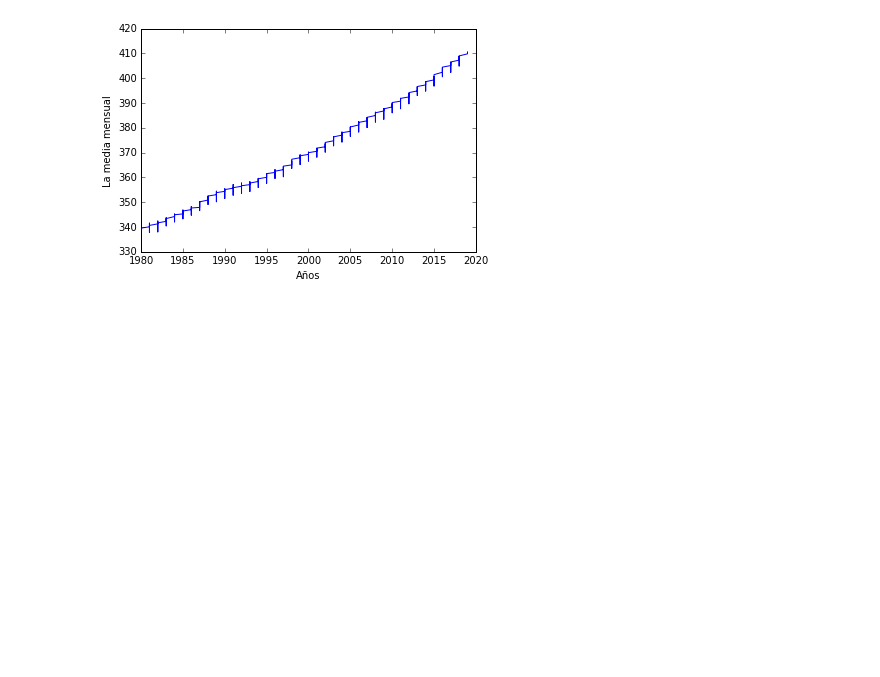
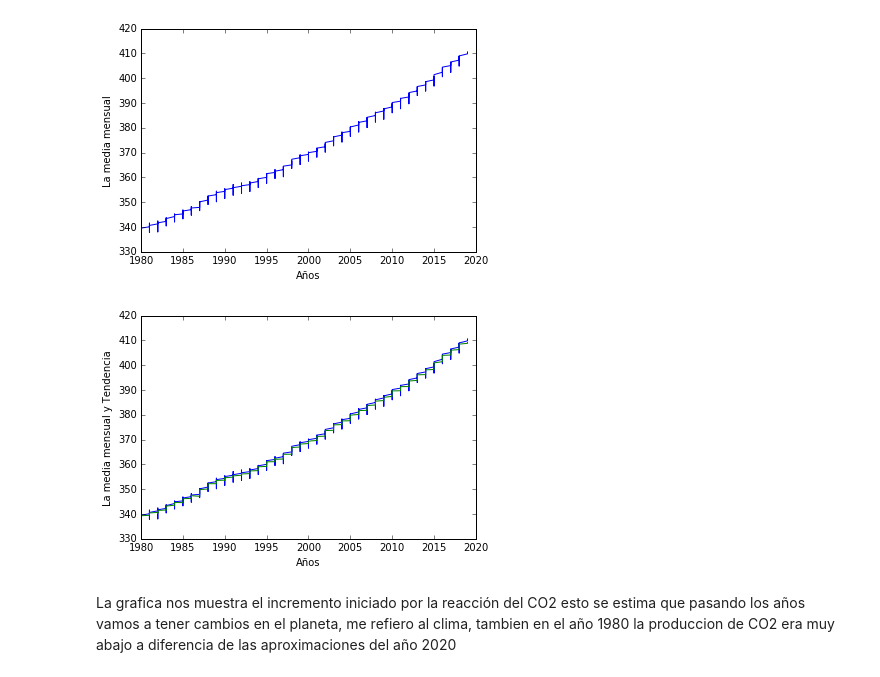
Before and after one commit to fiscompunipamplona/taller-clase-4-tatan1505, a Jupyter notebook: Taller4Jonathan.ipynb, the cells around one changed output. Saved outputs shown, nothing was run; the diff lists cells and outputs as text; code cells hidden in the pictures; blank space fills up the shorter version.

```diff
--- a/Taller4Jonathan.ipynb
+++ b/Taller4Jonathan.ipynb
@@ -92,3 +92,15 @@ ylabel("La media mensual")
 show()
 # %% [output]
 [figure]
+# %%
+from numpy import loadtxt
+dataCO2 = loadtxt("co2_mm_gl.txt", float)
+plot(dataCO2[:,0], dataCO2[:,3])
+xlabel("Años")
+ylabel("La media mensual y Tendencia")
+plot(dataCO2[:,0], dataCO2[:,4])
+show()
+# %% [output]
+[figure, added]
+# %% [markdown]
+La grafica nos muestra el incremento iniciado por la reacción del CO2 esto se estima que pasando los años vamos a tener cambios en el planeta, me refiero al clima, tambien en el año 1980 la produccion de CO2 era muy abajo a diferencia de las aproximaciones del año 2020
```
Also changed, not shown: parts of 1 cell of this notebook, 1 other file.
